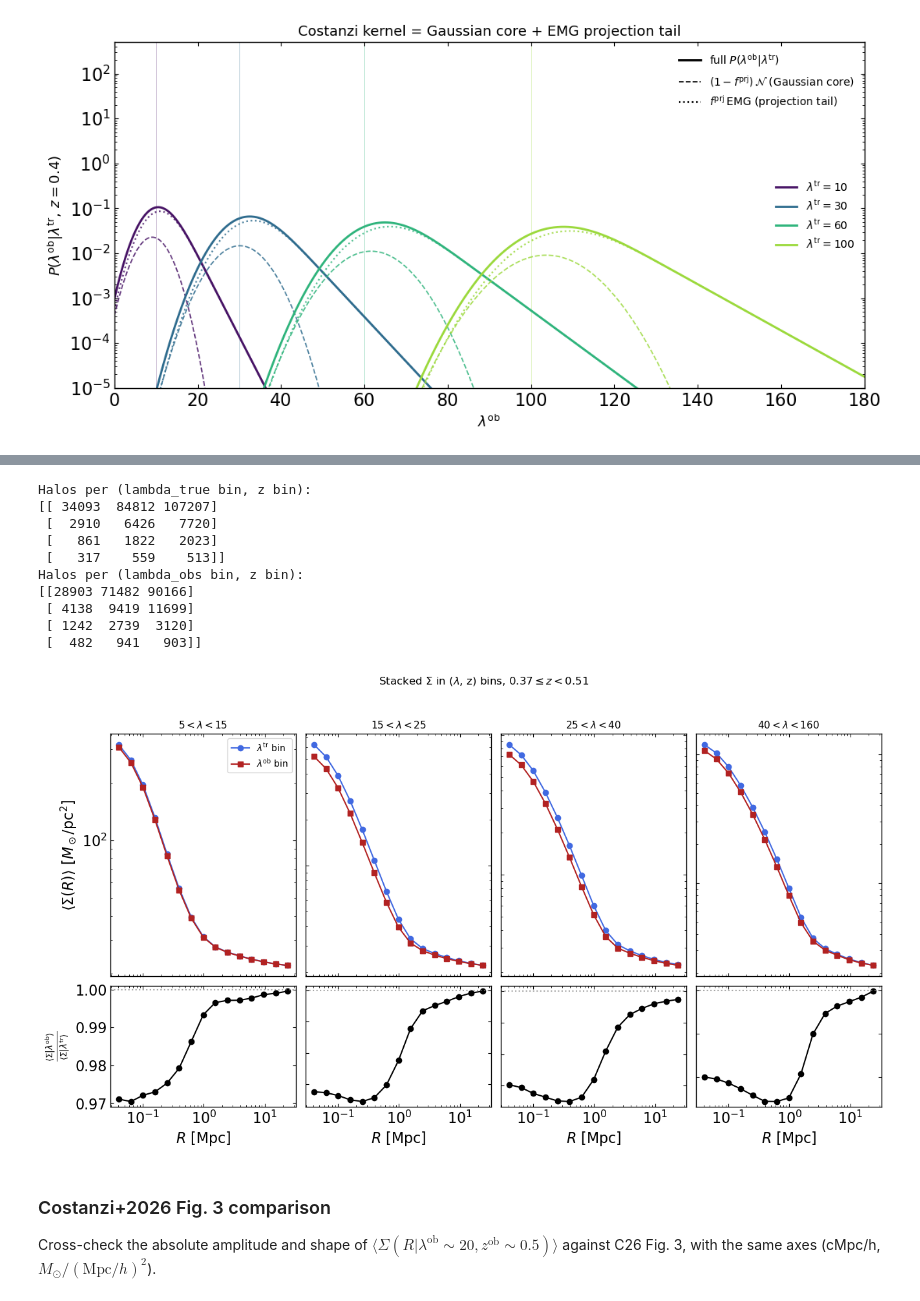
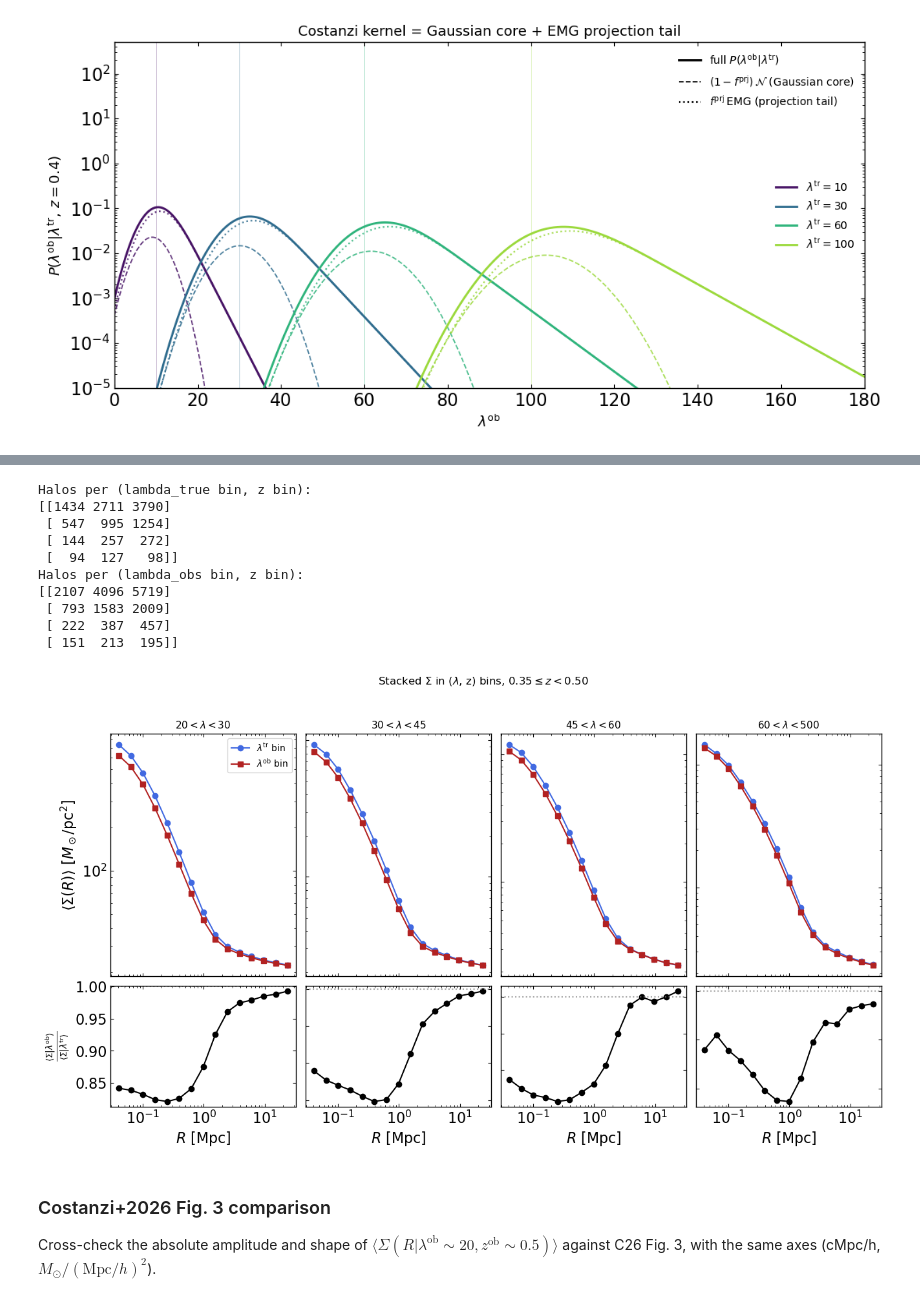
Before and after one commit to xtang126/mock_cluster_buzzard, a Jupyter notebook: Xin_MockDataVector.ipynb, the cells around one changed output, grey strips where cells are left out. Drawn from its saved outputs; the diff is of its cells as text; code cells hidden in the pictures.

```diff
--- a/Xin_MockDataVector.ipynb
+++ b/Xin_MockDataVector.ipynb
@@ -58,18 +64,25 @@ from costanzi_selection import (
     sample_lambda_true, sample_lambda_obs, projection_params,
     load_prj_interpolators, load_prj_posterior_mean,
 )
-print('DES-Y1 params: log10 M_min=%.4f  alpha=%.4f  log10 M_1=%.4f  sig_intr=%.4f  eps=%.4f  z_piv=%.4f'
-      % (np.log10(M_MIN), ALPHA, np.log10(M_1), SIGM_INTR, EPSI, PIVOT_Z0))
+print('DES-Y1 params: log10 M_min=%.4f  alpha=%.4f  log10 M_1=%.4f  '
+      'sig_intr=%.4f  eps=%.4f  z_piv=%.4f'
+      % (np.log10(M_MIN), ALPHA, np.log10(M_1),
+         SIGM_INTR, EPSI, PIVOT_Z0))
 
 # --- Projection-param file: posterior-mean collapse.
-PRJ_FILE = os.path.join(os.getcwd(), 'data', 'prj_params_DESY3_lss_lin_dep_getdist_v1.txt')
-PRJ_INTERP = load_prj_posterior_mean(PRJ_FILE) #get interpolators for projection parameters at any z
+PRJ_FILE = os.path.join(os.getcwd(), 'data',
+                        'prj_params_DESY3_lss_lin_dep_getdist_v1.txt')
+PRJ_INTERP = load_prj_posterior_mean(PRJ_FILE)
 
-# --- Selection + binning (match createDataVector.ipynb edges) --------
+# --- Halo-selection cuts ---------------------------------------------
 ZMIN, ZMAX, LOGM_MIN = 0.2, 0.65, 13.0
-LBDBINS  = np.array([5, 15, 25, 40, 160])
-ZMIN_LIST = np.array([0.20, 0.37, 0.51])
-ZMAX_LIST = np.array([0.32, 0.51, 0.64])
+
+# --- DES Y1 cluster binning (Costanzi+2019, McClintock+2019) ---------
+# 4 richness bins: [20, 30), [30, 45), [45, 60), [60, inf)  (capped at 500)
+# 3 photo-z bins:  [0.20, 0.35), [0.35, 0.50), [0.50, 0.65)
+LBDBINS   = np.array([20, 30, 45, 60, 500])
+ZMIN_LIST = np.array([0.20, 0.35, 0.50])
+ZMAX_LIST = np.array([0.35, 0.50, 0.65])
 
 RNG = np.random.default_rng(seed=42)
 # %% [output]
@@ -324,10 +360,10 @@ rng_plot = np.random.default_rng(seed=123)
 for irow, z0 in enumerate(Z_FIX):
     ax = axes[irow]
     for ltr0 in LTR_FIX:
-        ltr_arr = np.full(N_DRAWS, ltr0, dtype=float)
-        z_arr   = np.full(N_DRAWS, z0,   dtype=float)
+        ltr_mc  = np.full(N_DRAWS, ltr0, dtype=float)
+        z_mc    = np.full(N_DRAWS, z0,   dtype=float)
 
-        lobs_draw, *_ = sample_lambda_obs(ltr_arr, z_arr, PRJ_INTERP, rng=rng_plot)
+        lobs_draw, *_ = sample_lambda_obs(ltr_mc,  z_mc,  PRJ_INTERP, rng=rng_plot)
 
         hist, _ = np.histogram(lobs_draw, bins=BINS, density=True)
         ax.step(BCEN, hist, where='mid', color='royalblue', lw=1.2,
@@ -497,13 +493,4 @@ So $\langle\Sigma|\lambda^\mathrm{ob}\rangle < \langle\Sigma|\lambda^\mathrm{tr}
 # %%
-radii = rbp.rp_phys_mpc        # physical Mpc (no h)
-
-# --- Inputs ----------------------------------------------------------------
-ltr_arr   = np.asarray(mock['lambda_true'])
-lob_arr   = np.asarray(mock['lambda_obs'])
-zob_arr   = np.asarray(mock['redshift_obs'])     # bin on observed z (photo-z)
-Sigma_arr = np.asarray(mock['Sigma'])            # (nh, nr)
-
-# --- Stack Sigma in (lambda, z) bins ---------------------------------------
 def stack_sigma(lam, z, Sigma, lam_bins, z_min_list, z_max_list):
     """
     Returns mean Sigma profile per (lam_bin, z_bin), shape (nl, nz, nr),
@@ -527,8 +514,8 @@ def stack_sigma(lam, z, Sigma, lam_bins, z_min_list, z_max_list):
     return mean_Sigma, counts
 
 
-Sigma_ltr, N_ltr = stack_sigma(ltr_arr, zob_arr, Sigma_arr, LBDBINS, ZMIN_LIST, ZMAX_LIST)
-Sigma_lob, N_lob = stack_sigma(lob_arr, zob_arr, Sigma_arr, LBDBINS, ZMIN_LIST, ZMAX_LIST)
+Sigma_ltr, N_ltr = stack_sigma(ltr_arr, zob_arr, Sigma_all, LBDBINS, ZMIN_LIST, ZMAX_LIST)
+Sigma_lob, N_lob = stack_sigma(lob_arr, zob_arr, Sigma_all, LBDBINS, ZMIN_LIST, ZMAX_LIST)
 
 print("Halos per (lambda_true bin, z bin):")
 print(N_ltr)
@@ -558,42 +545,42 @@ for il in range(nl):
     ax_top.set_title(r'$%i < \lambda < %i$' % (LBDBINS[il], LBDBINS[il + 1]),
                      fontsize=11)
 
     # Bottom: ratio
     with np.errstate(divide='ignore', invalid='ignore'):
         ratio = np.where(s_tr > 0, s_ob / s_tr, np.nan)
     ax_bot.semilogx(radii, ratio, 'o-', color='black')
     ax_bot.axhline(1.0, ls=':', color='gray', alpha=0.7)
 
     ax_bot.set_xlabel(r'$R\ [{\rm Mpc}]$')
 
     if il > 0:
         ax_top.tick_params(labelleft=False)
         ax_bot.tick_params(labelleft=False)
 
 axes[0, 0].set_ylabel(r'$\langle\Sigma(R)\rangle\ [M_\odot/{\rm pc}^2]$')
 axes[1, 0].set_ylabel(
     r'$\frac{\langle\Sigma | \lambda^{\rm ob}\rangle}{\langle\Sigma | \lambda^{\rm tr}\rangle}$',
     fontsize=14,
 )
 axes[0, 0].legend(loc='upper right', fontsize=10)
 
 fig.suptitle(r'Stacked $\Sigma$ in ($\lambda$, z) bins, '
              r'$%.2f \leq z < %.2f$' % (ZMIN_LIST[zb], ZMAX_LIST[zb]),
              y=1.00, fontsize=12)
 fig.tight_layout()
 plt.show()
 # %% [output]
 Halos per (lambda_true bin, z bin):
-[[ 34093  84812 107207]
- [  2910   6426   7720]
- [   861   1822   2023]
- [   317    559    513]]
+[[1434 2711 3790]
+ [ 547  995 1254]
+ [ 144  257  272]
+ [  94  127   98]]
 Halos per (lambda_obs bin, z bin):
-[[28903 71482 90166]
- [ 4138  9419 11699]
- [ 1242  2739  3120]
- [  482   941   903]]
+[[2107 4096 5719]
+ [ 793 1583 2009]
+ [ 222  387  457]
+ [ 151  213  195]]
-[figure, old version]
+[figure, new version]
 # %% [markdown]
 ### Costanzi+2026 Fig. 3 comparison
 
```
Also changed, not shown: parts of 46 cells of this notebook, 11 other files.
